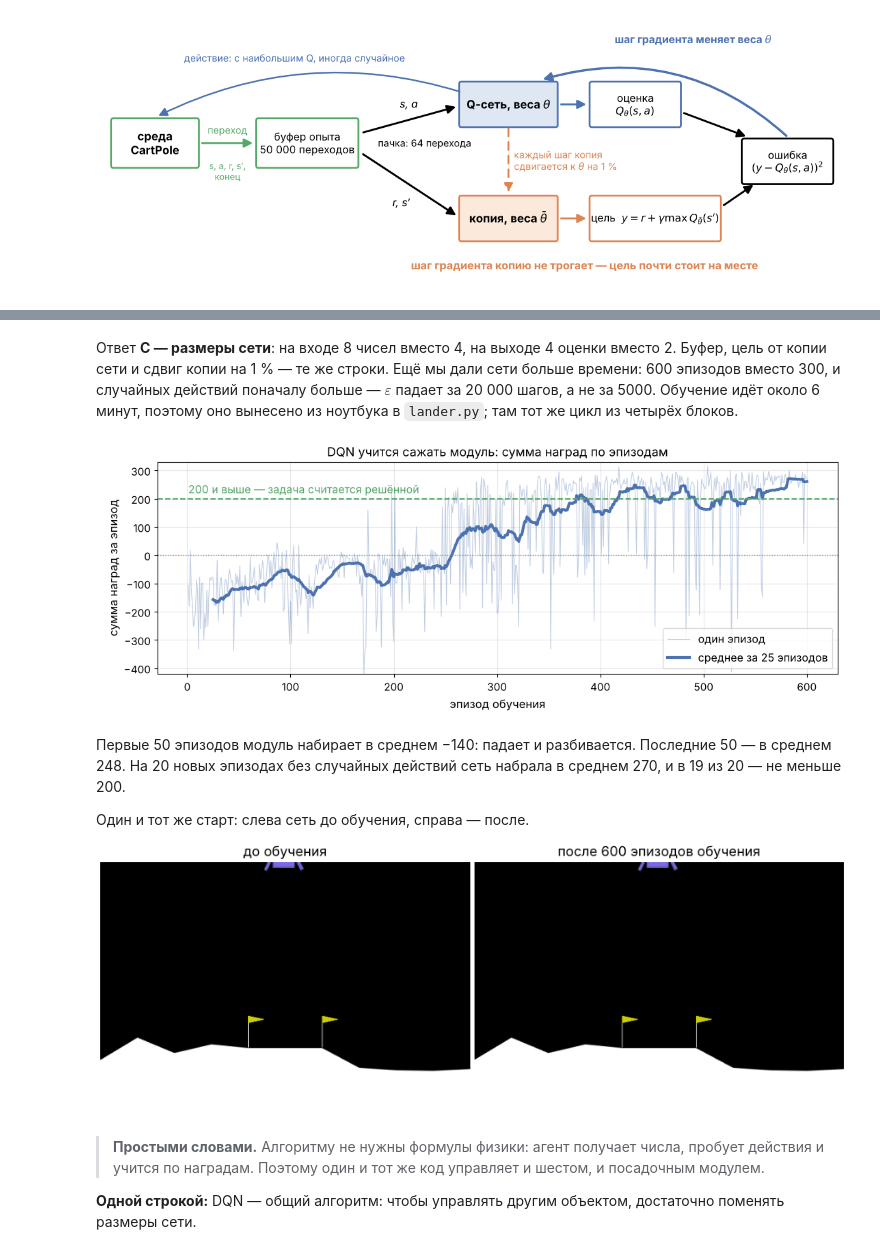
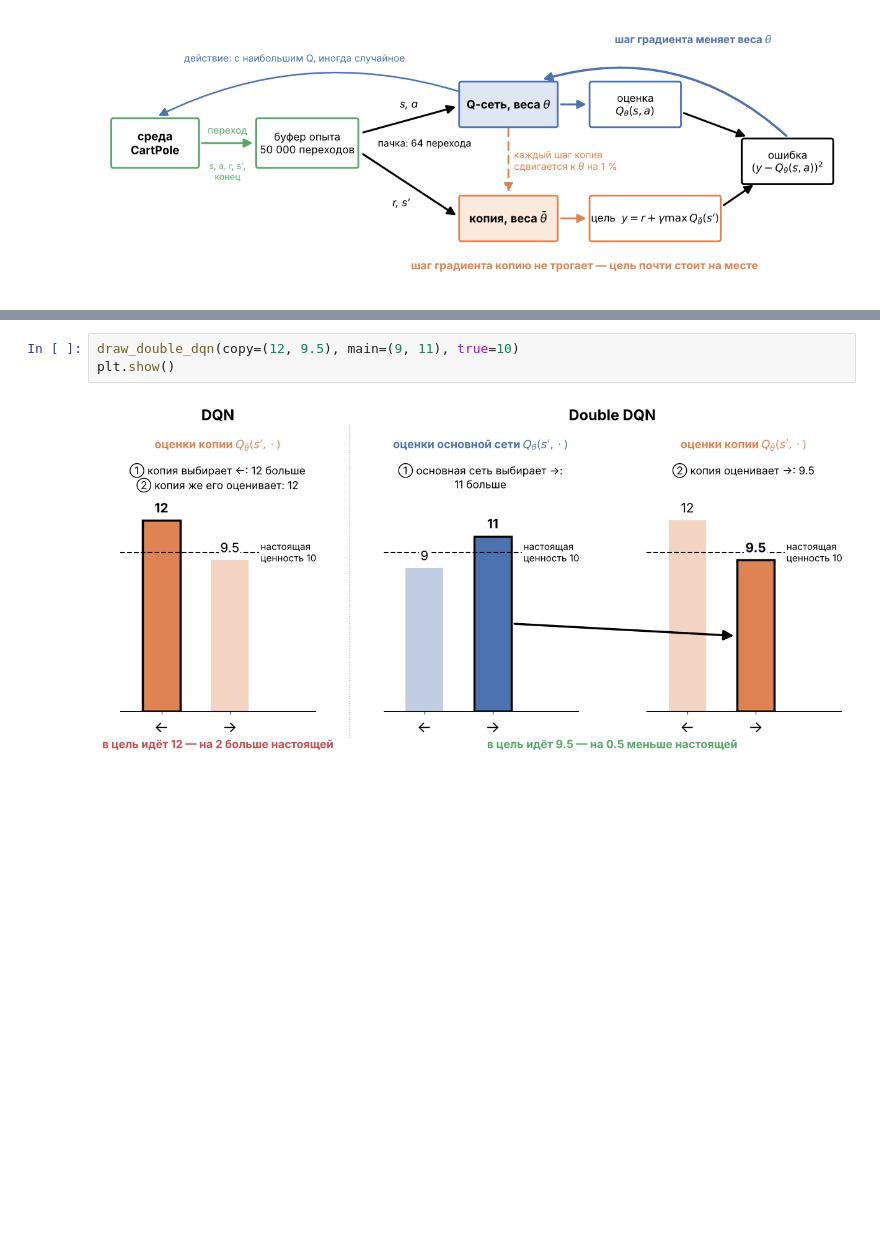
Before and after one commit to IlyaChichkanov/Reinforcement-learning, a Jupyter notebook: 07-dqn-stability/lecture/lecture.ipynb, the cells around one changed output, grey strips where cells are left out. Drawn from its saved outputs; the diff is of its cells as text; blank space fills up the shorter version.

```diff
--- a/07-dqn-stability/lecture/lecture.ipynb
+++ b/07-dqn-stability/lecture/lecture.ipynb
@@ -298,15 +320,6 @@ print("шест простоял шагов:", len(states) - 1)
-# %% [markdown]
-Ответ **C — размеры сети**: на входе 8 чисел вместо 4, на выходе 4 оценки вместо 2. Буфер, цель от копии сети и сдвиг копии на 1 % — те же строки. Ещё мы дали сети больше времени: 600 эпизодов вместо 300, и случайных действий поначалу больше — $\varepsilon$ падает за 20 000 шагов, а не за 5000. Обучение идёт около 6 минут, поэтому оно вынесено из ноутбука в `lander.py`; там тот же цикл из четырёх блоков.
-
-![сумма наград по эпизодам обучения](attachment:lander_learning.png)
-
-Первые 50 эпизодов модуль набирает в среднем −140: падает и разбивается. Последние 50 — в среднем 248. На 20 новых эпизодах без случайных действий сеть набрала в среднем 270, и в 19 из 20 — не меньше 200.
-
-Один и тот же старт: слева сеть до обучения, справа — после.
-
-![посадка модуля до и после обучения](attachment:lander.gif)
-
-> **Простыми словами.** Алгоритму не нужны формулы физики: агент получает числа, пробует действия и учится по наградам. Поэтому один и тот же код управляет и шестом, и посадочным модулем.
-
-**Одной строкой:** DQN — общий алгоритм: чтобы управлять другим объектом, достаточно поменять размеры сети.
+# %%
+draw_double_dqn(copy=(12, 9.5), main=(9, 11), true=10)
+plt.show()
+# %% [output]
+[figure, added]
 # %% [markdown]
```
Also changed, not shown: parts of 33 cells of this notebook, 9 other files.
